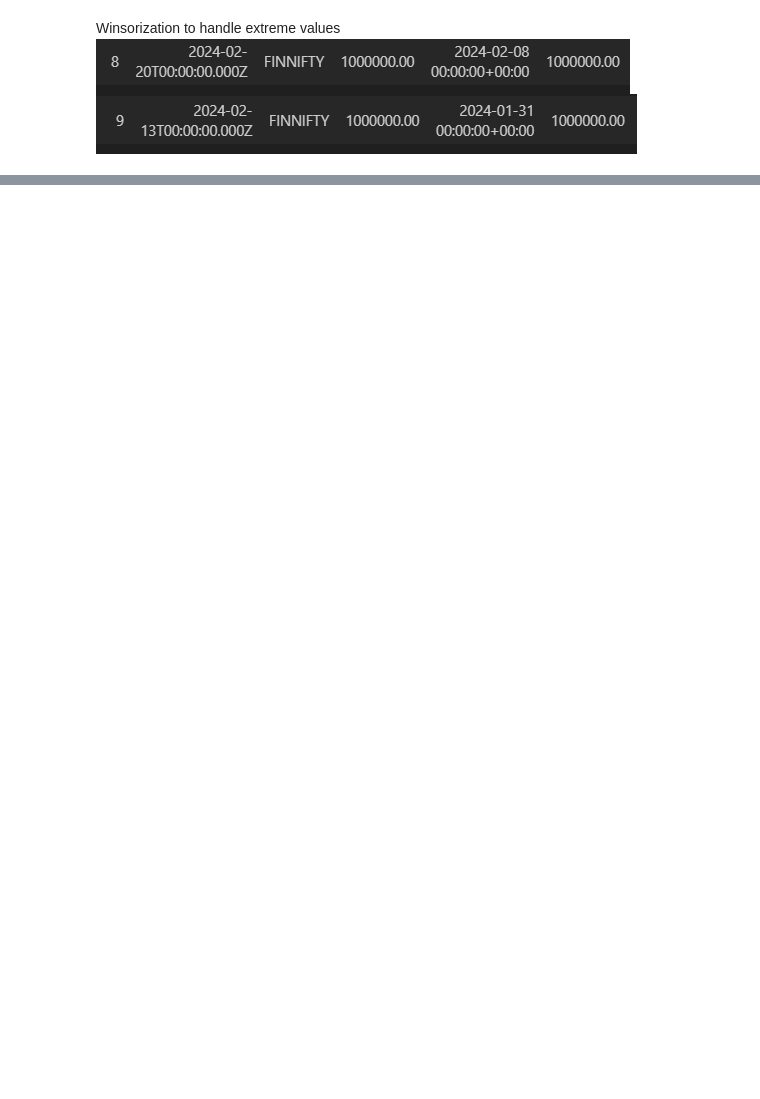
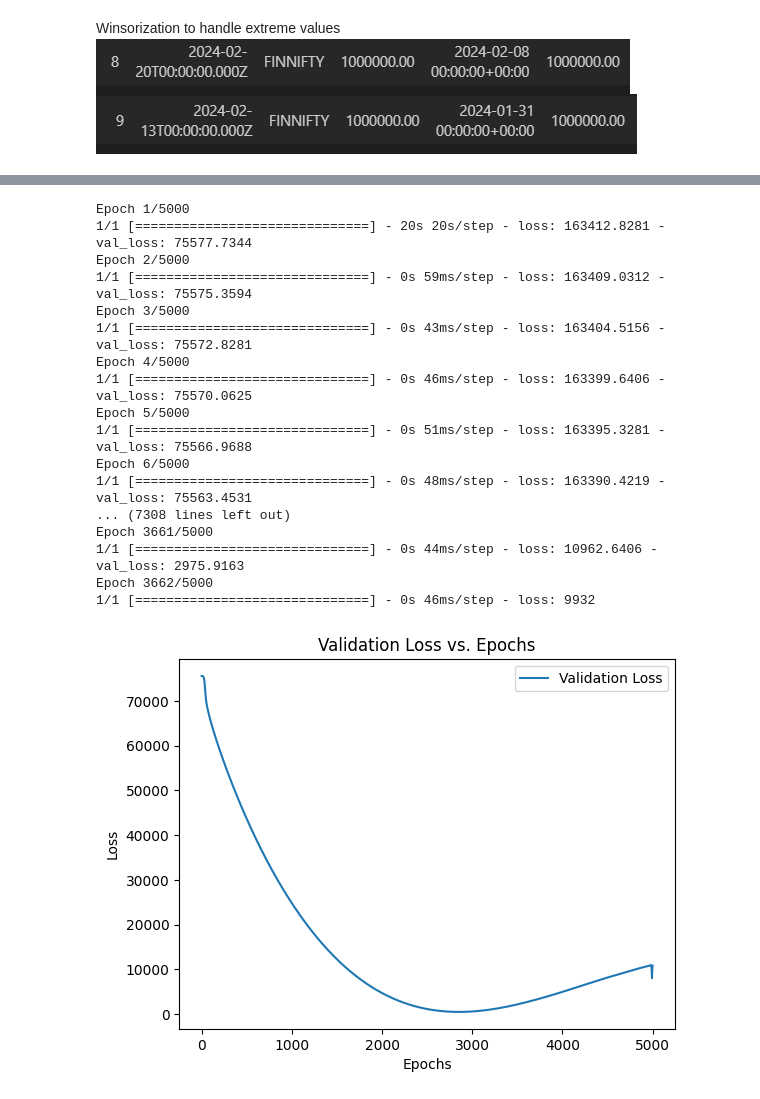
Before and after one commit to skillingshark/Yun_Solutions, a Jupyter notebook: STAT_Q1_Compulsory/STAT_Q1.ipynb, the cells around one changed output, grey strips where cells are left out. Saved outputs shown, nothing was run; the diff lists cells and outputs as text; code cells hidden in the pictures; blank space fills up the shorter version.

Commit message:
Added LSTM

```diff
--- a/STAT_Q1_Compulsory/STAT_Q1.ipynb
+++ b/STAT_Q1_Compulsory/STAT_Q1.ipynb
@@ -293,0 +323,4 @@ R-squared (R2) value for Close: 0.8264976105687135
+# %%
+expiry_date = '2024-03-05T00:00:00.000Z'
+temp_dte_list = fetch_data(dte_list_api + f"?index={index}&expiry={expiry_date}")
+df = pd.DataFrame(temp_dte_list['result'])
@@ -293,0 +349,6 @@ R-squared (R2) value for Close: 0.8264976105687135
+# %%
+# Convert relevant columns to numeric data types
+df['close'] = pd.to_numeric(df['close'], errors='coerce')
+df['high'] = pd.to_numeric(df['high'], errors='coerce')
+df['low'] = pd.to_numeric(df['low'], errors='coerce')
+df['open'] = pd.to_numeric(df['open'], errors='coerce')
@@ -293,0 +357,10 @@ R-squared (R2) value for Close: 0.8264976105687135
+# %%
+winsorized_df_lstm = df.copy()
+
+threshold = 0.75  # Percentile threshold for winsorization
+winsorized_df_lstm['open'] = winsorized_df_lstm['open'].clip(winsorized_df_lstm['open'].quantile(1 - threshold), winsorized_df_lstm['open'].quantile(threshold))
+winsorized_df_lstm['high'] = winsorized_df_lstm['high'].clip(winsorized_df_lstm['high'].quantile(1 - threshold), winsorized_df_lstm['high'].quantile(threshold))
+winsorized_df_lstm['low'] = winsorized_df_lstm['low'].clip(winsorized_df_lstm['low'].quantile(1 - threshold), winsorized_df_lstm['low'].quantile(threshold))
+winsorized_df_lstm['close'] = winsorized_df_lstm['close'].clip(winsorized_df_lstm['close'].quantile(1 - threshold), winsorized_df_lstm['close'].quantile(threshold))
+
+winsorized_df_lstm
@@ -293,0 +491,46 @@ R-squared (R2) value for Close: 0.8264976105687135
+# %%
+
+model_lstm = Sequential()
+model_lstm.add(LSTM(units=150, return_sequences=True, input_shape=(X_train.shape[1], X_train.shape[2])))
+model_lstm.add(Dropout(0.2))
+model_lstm.add(LSTM(units=150, return_sequences=True))
+model_lstm.add(Dropout(0.2))
+model_lstm.add(LSTM(units=150))
+model_lstm.add(Dropout(0.2))
+model_lstm.add(Dense(units=4))  # Output layer with 4 units for Open, High, Low, Close
+
+model_lstm.compile(optimizer='adam', loss='mean_squared_error')
+
+# Training the model_lstm for 5000 epochs
+# to plot validation loss vs epochs
+# and get idea of min validation loss and optimal number of epochs
+
+history = model_lstm.fit(X_train, y_train, epochs=5000, batch_size=128, validation_data=(X_val, y_val), verbose=1)
+
+# Ploting validation loss vs. epochs
+# ( to get idea about min validation loss)
+plt.plot(history.history['val_loss'], label='Validation Loss')
+plt.xlabel('Epochs')
+plt.ylabel('Loss')
+plt.title('Validation Loss vs. Epochs')
+plt.legend()
+plt.show()
+# %% [output]
+Epoch 1/5000
+1/1 [==============================] - 20s 20s/step - loss: 163412.8281 - val_loss: 75577.7344
+Epoch 2/5000
+1/1 [==============================] - 0s 59ms/step - loss: 163409.0312 - val_loss: 75575.3594
+Epoch 3/5000
+1/1 [==============================] - 0s 43ms/step - loss: 163404.5156 - val_loss: 75572.8281
+Epoch 4/5000
+1/1 [==============================] - 0s 46ms/step - loss: 163399.6406 - val_loss: 75570.0625
+Epoch 5/5000
+1/1 [==============================] - 0s 51ms/step - loss: 163395.3281 - val_loss: 75566.9688
+Epoch 6/5000
+1/1 [==============================] - 0s 48ms/step - loss: 163390.4219 - val_loss: 75563.4531
+... (7308 lines left out)
+Epoch 3661/5000
+1/1 [==============================] - 0s 44ms/step - loss: 10962.6406 - val_loss: 2975.9163
+Epoch 3662/5000
+1/1 [==============================] - 0s 46ms/step - loss: 9932
+[figure, added]
```
Also changed, not shown: parts of 37 cells of this notebook.
